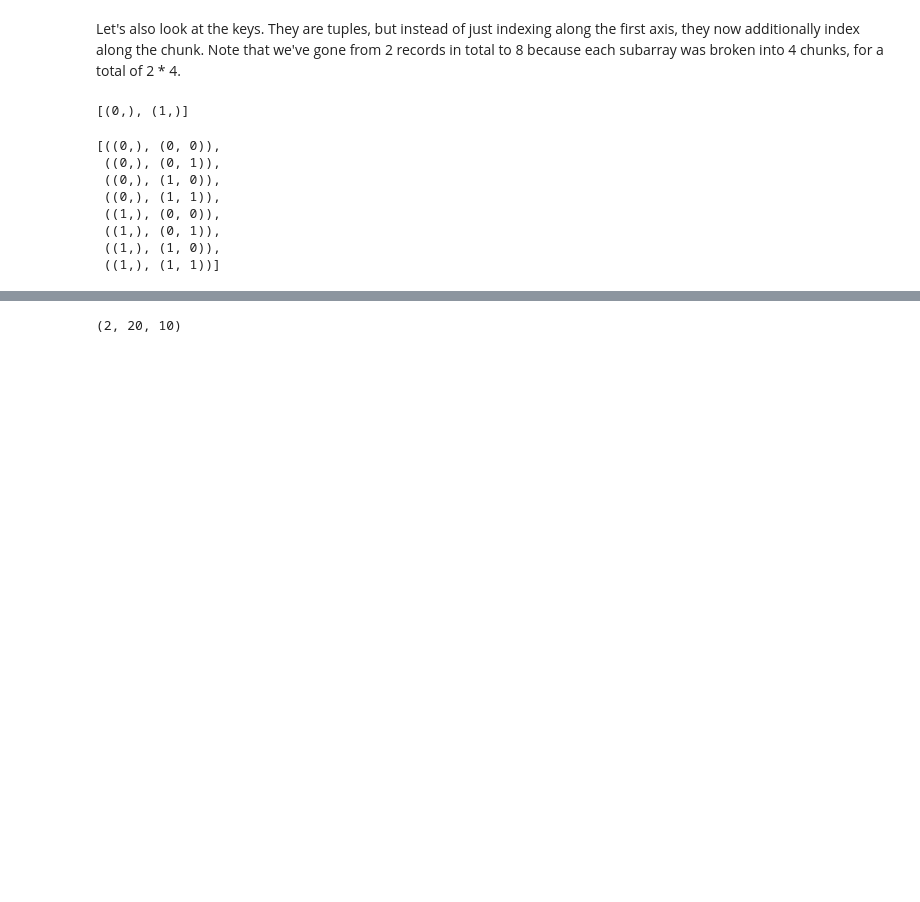
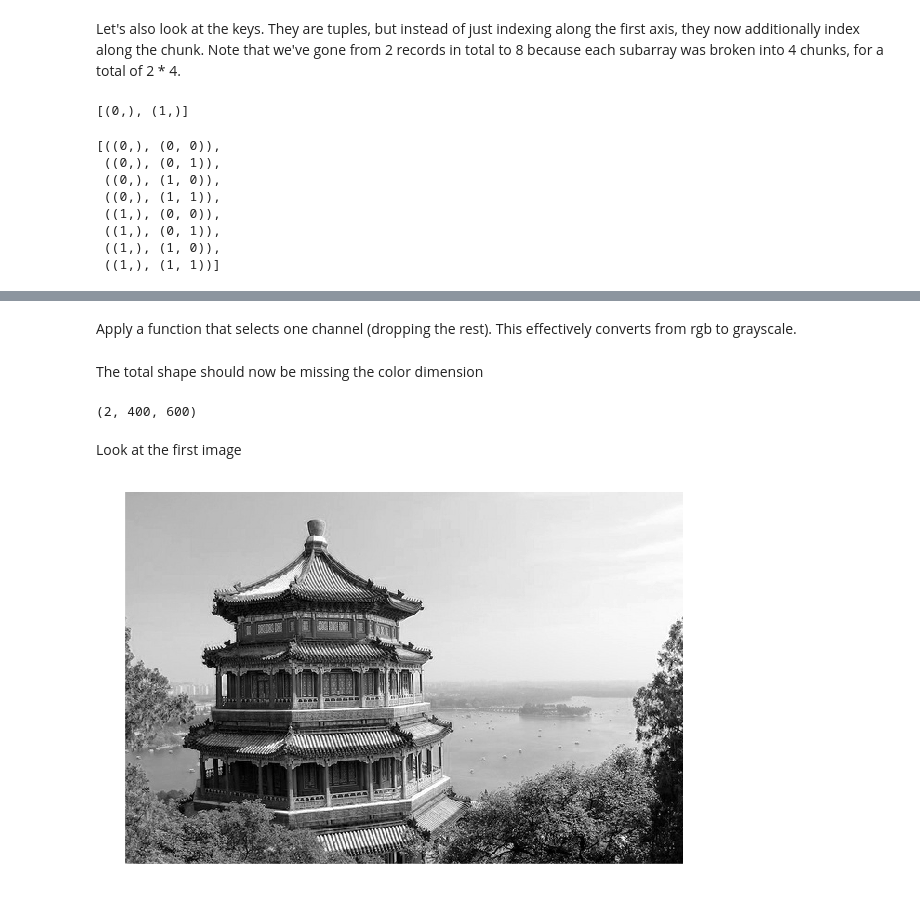
Before and after one commit to codeneuro/notebooks, a Jupyter notebook: worker/notebooks/bolt/tutorials/chunking.ipynb, the cells around one changed output, grey strips where cells are left out. Cells and saved outputs as stored; diff of their text form; code cells hidden in the pictures; blank space fills up the shorter version.

```diff
--- a/worker/notebooks/bolt/tutorials/chunking.ipynb
+++ b/worker/notebooks/bolt/tutorials/chunking.ipynb
@@ -81,0 +99,2 @@ tuple(c.kshape) + tuple(asarray([4]))
+# %%
+b = array(im, sc, axis=(0,))
@@ -81,0 +103,2 @@ tuple(c.kshape) + tuple(asarray([4]))
+# %%
+rgb = b[:,0:400,0:600,:]
@@ -81,0 +111,2 @@ tuple(c.kshape) + tuple(asarray([4]))
+# %%
+chunks = rgb.chunk(size=(100,100,3))
@@ -82,4 +119,16 @@ tuple(c.kshape) + tuple(asarray([4]))
+# %% [markdown]
+Apply a function that selects one channel (dropping the rest). This effectively converts from rgb to grayscale.
+# %%
+gray = chunks.map(lambda x: x[:,:,0]).unchunk().squeeze().toarray()
+# %% [markdown]
+The total shape should now be missing the color dimension
 # %%
-c.shape
+gray.shape
 # %% [output]
-(2, 20, 10)
+(2, 400, 600)
+# %% [markdown]
+Look at the first image
+# %%
+image(gray[0])
+# %% [output]
+[figure, added]
```
Also changed, not shown: parts of 40 cells of this notebook, 3 other files.
